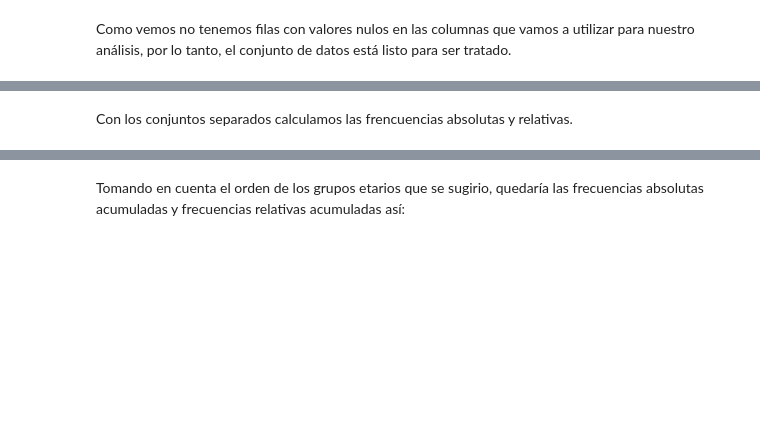
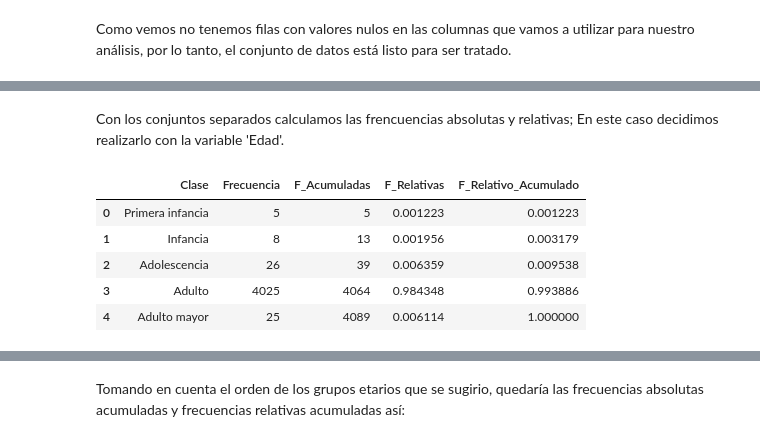
Before and after one commit to Karenmezz/Estadistica, a Jupyter notebook: Estadistica J1/Entregable.ipynb, the cells around one changed output, grey strips where cells are left out. Cells and saved outputs as stored; diff of their text form; code cells hidden in the pictures; blank space fills up the shorter version.

```diff
--- a/Estadistica J1/Entregable.ipynb
+++ b/Estadistica J1/Entregable.ipynb
@@ -177,2 +295,2 @@ adulto_mayor = datos[(datos['Edad'] >= 60)]
 # %% [markdown]
-Con los conjuntos separados calculamos las frencuencias absolutas y relativas.
+Con los conjuntos separados calculamos las frencuencias absolutas y relativas; En este caso decidimos realizarlo con la variable 'Edad'.
@@ -179,3 +303,17 @@ Con los conjuntos separados calculamos las frencuencias absolutas y relativas.
+# %%
+frecuencias = [fa_primera_infancia, fa_infancia, fa_adolescencia, fa_adulto, fa_adulto_mayor]
+frecuencias_a = [faa1, faa2, faa3, faa4, faa5]
+frecuencias_r = [fr_primera_infancia, fr_infancia, fr_adolescencia, fr_adulto, fr_adulto_mayor]
+frecuencias_ra = [fra1, fra2, fra3, fra4, fra5]
+df = pd.DataFrame({'Clase': ['Primera infancia', 'Infancia', 'Adolescencia', 'Adulto', 'Adulto mayor'], 'Frecuencia':frecuencias, 'F_Acumuladas':frecuencias_a, 'F_Relativas': frecuencias_r, 'F_Relativo_Acumulado': frecuencias_ra})
+df.head()
+# %% [output]
+|  | Clase | Frecuencia | F_Acumuladas | F_Relativas | F_Relativo_Acumulado |
+| 0 | Primera infancia | 5 | 5 | 0.001223 | 0.001223 |
+| 1 | Infancia | 8 | 13 | 0.001956 | 0.003179 |
+| 2 | Adolescencia | 26 | 39 | 0.006359 | 0.009538 |
+| 3 | Adulto | 4025 | 4064 | 0.984348 | 0.993886 |
+| 4 | Adulto mayor | 25 | 4089 | 0.006114 | 1.000000 |
 # %%
 # fa = frecuencia absoluta
 fa_primera_infancia = len(primera_infancia.index)
```
Also changed, not shown: parts of 31 cells of this notebook.
